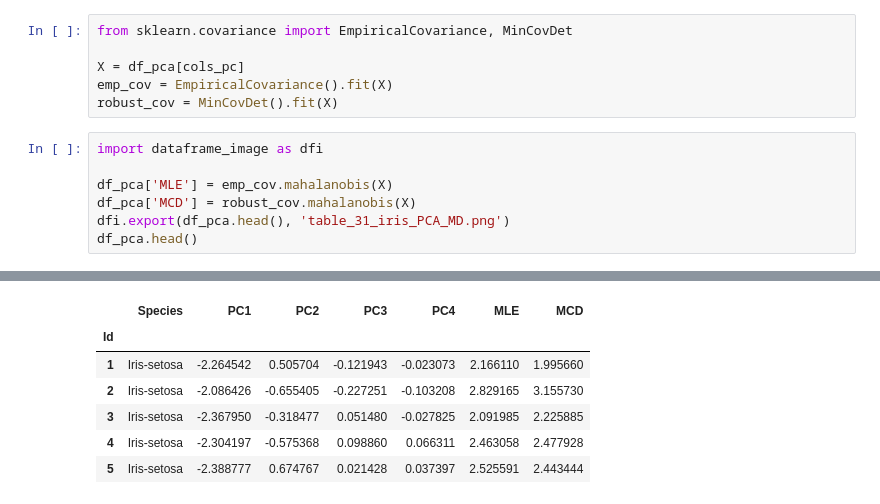
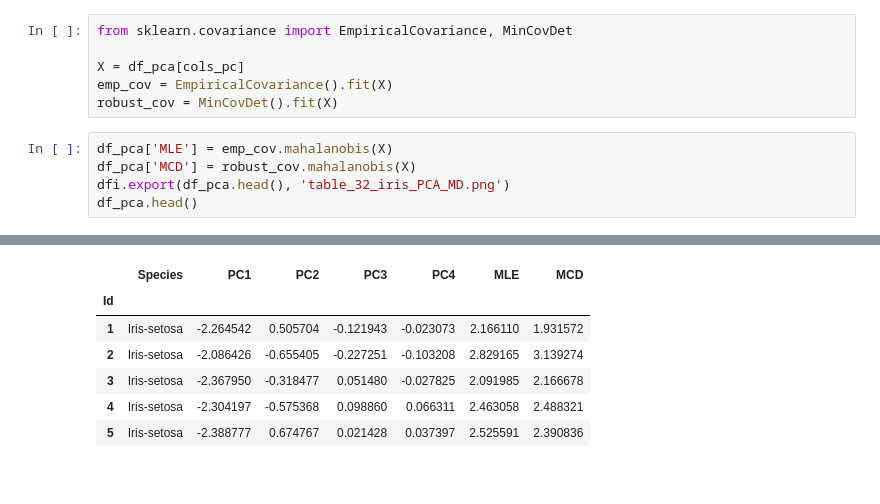
Before and after one commit to bitwalk123/MyNotebook, a Jupyter notebook: iris_PCA_py_3_MD.ipynb, the cells around one changed output, grey strips where cells are left out. Drawn from its saved outputs; the diff is of its cells as text.

```diff
--- a/iris_PCA_py_3_MD.ipynb
+++ b/iris_PCA_py_3_MD.ipynb
@@ -41,10 +54,8 @@ X = df_pca[cols_pc]
 emp_cov = EmpiricalCovariance().fit(X)
 robust_cov = MinCovDet().fit(X)
 # %%
-import dataframe_image as dfi
-
 df_pca['MLE'] = emp_cov.mahalanobis(X)
 df_pca['MCD'] = robust_cov.mahalanobis(X)
-dfi.export(df_pca.head(), 'table_31_iris_PCA_MD.png')
+dfi.export(df_pca.head(), 'table_32_iris_PCA_MD.png')
 df_pca.head()
 # %% [output]
@@ -54,10 +65,10 @@ df_pca.head()
 |  | Species | PC1 | PC2 | PC3 | PC4 | MLE | MCD |
 | Id |  |  |  |  |  |  |  |
-| 1 | Iris-setosa | -2.264542 | 0.505704 | -0.121943 | -0.023073 | 2.166110 | 1.995660 |
-| 2 | Iris-setosa | -2.086426 | -0.655405 | -0.227251 | -0.103208 | 2.829165 | 3.155730 |
-| 3 | Iris-setosa | -2.367950 | -0.318477 | 0.051480 | -0.027825 | 2.091985 | 2.225885 |
-| 4 | Iris-setosa | -2.304197 | -0.575368 | 0.098860 | 0.066311 | 2.463058 | 2.477928 |
-| 5 | Iris-setosa | -2.388777 | 0.674767 | 0.021428 | 0.037397 | 2.525591 | 2.443444 |
+| 1 | Iris-setosa | -2.264542 | 0.505704 | -0.121943 | -0.023073 | 2.166110 | 1.931572 |
+| 2 | Iris-setosa | -2.086426 | -0.655405 | -0.227251 | -0.103208 | 2.829165 | 3.139274 |
+| 3 | Iris-setosa | -2.367950 | -0.318477 | 0.051480 | -0.027825 | 2.091985 | 2.166678 |
+| 4 | Iris-setosa | -2.304197 | -0.575368 | 0.098860 | 0.066311 | 2.463058 | 2.488321 |
+| 5 | Iris-setosa | -2.388777 | 0.674767 | 0.021428 | 0.037397 | 2.525591 | 2.390836 |
 # %%
 import matplotlib.pyplot as plt
 import seaborn as sns
```
Also changed, not shown: parts of 3 cells of this notebook, 5 other files.
